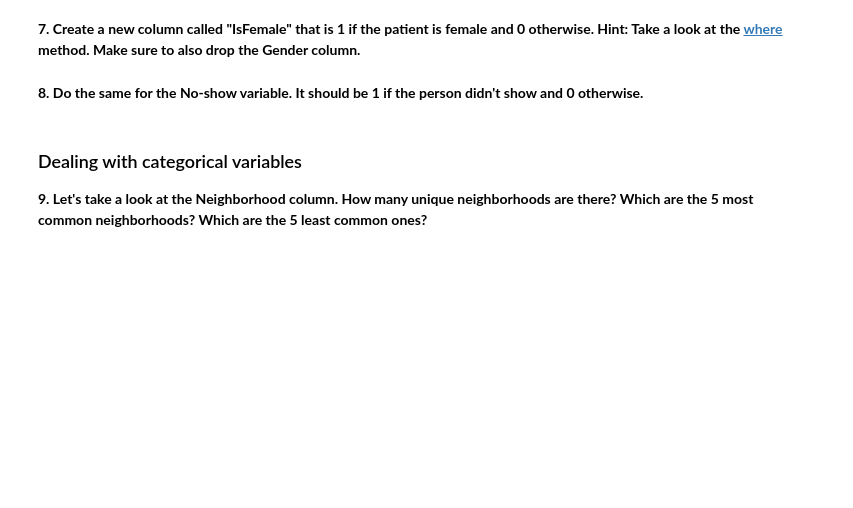
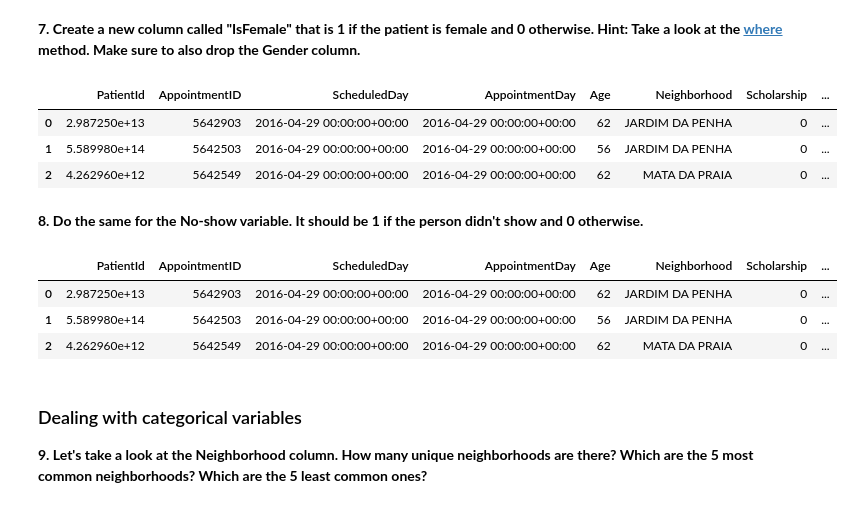
Before and after one commit to HanquanL/DS-Tech-2026spring, a Jupyter notebook: Homeworks/HW_2.ipynb, the cells around one changed output. Saved outputs shown, nothing was run; the diff lists cells and outputs as text; code cells hidden in the pictures; blank space fills up the shorter version.

```diff
--- a/Homeworks/HW_2.ipynb
+++ b/Homeworks/HW_2.ipynb
@@ -78,0 +129,15 @@ There are many other features you may want to extract from date variables, such
+# %%
+# Put your answer here
+df.describe()
+# found wird value in Age and TimeInAdvance
+print("Min/Max Age:", df["Age"].min(), df["Age"].max())
+print("Min/Max TimeInAdvance:", df["TimeInAdvance"].min(), df["TimeInAdvance"].max())
+
+#remove weird value from Age and TimeInAdvance
+weird_value = (df["Age"] < 0) | (df["Age"] > 110) | (df["TimeInAdvance"] < 0)
+removed = int(weird_value.sum())
+df = df.loc[~weird_value].copy()
+
+#print outcome
+print("Removed observations:", removed)
+print("Remaining observations:", df.shape[0])
@@ -85,2 +153,13 @@ There are many other features you may want to extract from date variables, such
+# %%
+# Put your answer here
+import numpy as np
+df["IsFemale"] = np.where(df["Gender"] == "F", 1, 0)
+df = df.drop(columns=["Gender"])
+df.head(3)
+# %% [output]
+|  | PatientId | AppointmentID | ScheduledDay | AppointmentDay | Age | Neighborhood | Scholarship | ... |
+| 0 | 2.987250e+13 | 5642903 | 2016-04-29 00:00:00+00:00 | 2016-04-29 00:00:00+00:00 | 62 | JARDIM DA PENHA | 0 | ... |
+| 1 | 5.589980e+14 | 5642503 | 2016-04-29 00:00:00+00:00 | 2016-04-29 00:00:00+00:00 | 56 | JARDIM DA PENHA | 0 | ... |
+| 2 | 4.262960e+12 | 5642549 | 2016-04-29 00:00:00+00:00 | 2016-04-29 00:00:00+00:00 | 62 | MATA DA PRAIA | 0 | ... |
 # %% [markdown]
 **8. Do the same for the No-show variable. It should be 1 if the person didn't show and 0 otherwise.**
@@ -89,3 +166,12 @@ There are many other features you may want to extract from date variables, such
+# %%
+# Put your answer here
+df["No-show"] = np.where(df["No-show"] == "No", 1, 0)
+df.head(3)
+# %% [output]
+|  | PatientId | AppointmentID | ScheduledDay | AppointmentDay | Age | Neighborhood | Scholarship | ... |
+| 0 | 2.987250e+13 | 5642903 | 2016-04-29 00:00:00+00:00 | 2016-04-29 00:00:00+00:00 | 62 | JARDIM DA PENHA | 0 | ... |
+| 1 | 5.589980e+14 | 5642503 | 2016-04-29 00:00:00+00:00 | 2016-04-29 00:00:00+00:00 | 56 | JARDIM DA PENHA | 0 | ... |
+| 2 | 4.262960e+12 | 5642549 | 2016-04-29 00:00:00+00:00 | 2016-04-29 00:00:00+00:00 | 62 | MATA DA PRAIA | 0 | ... |
 # %% [markdown]
 ### Dealing with categorical variables
 
```
Also changed, not shown: parts of 27 cells of this notebook, 2 other files.
